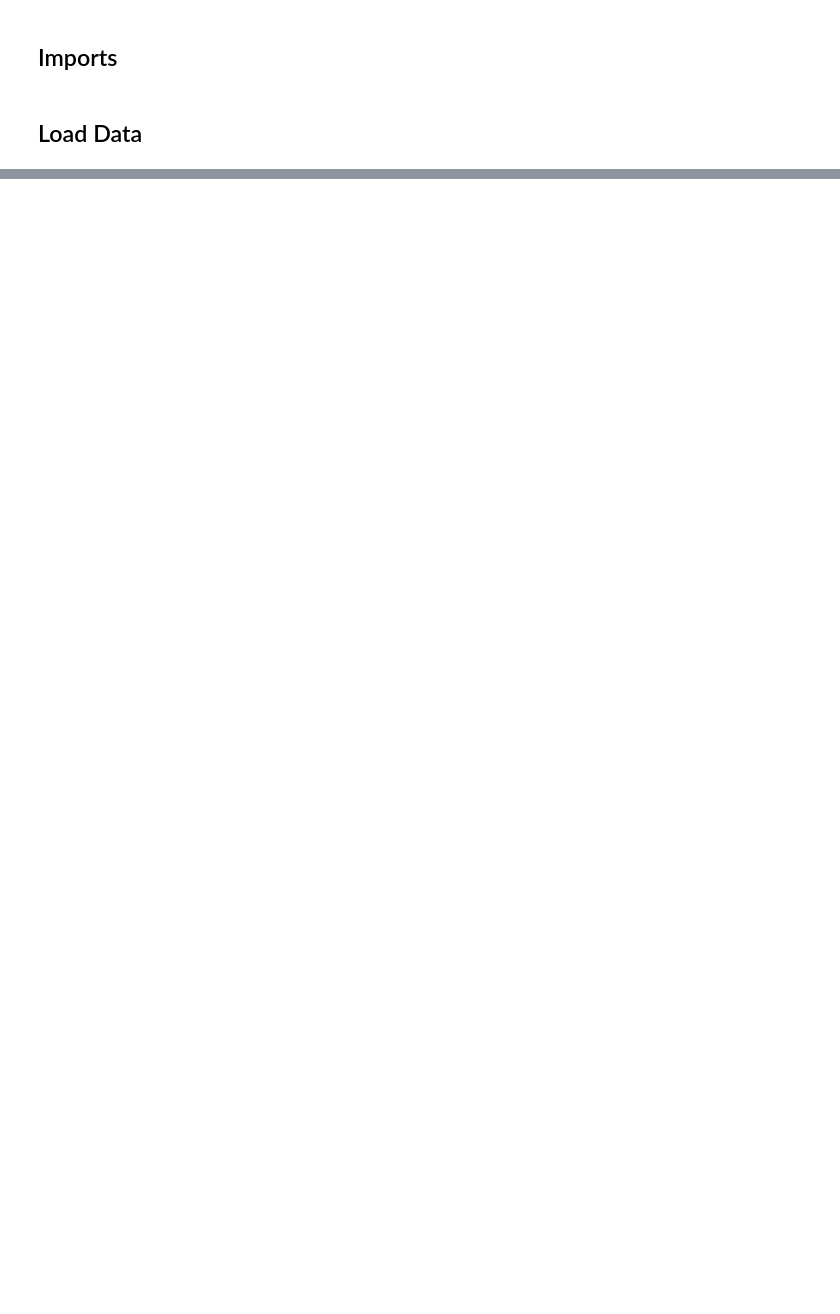
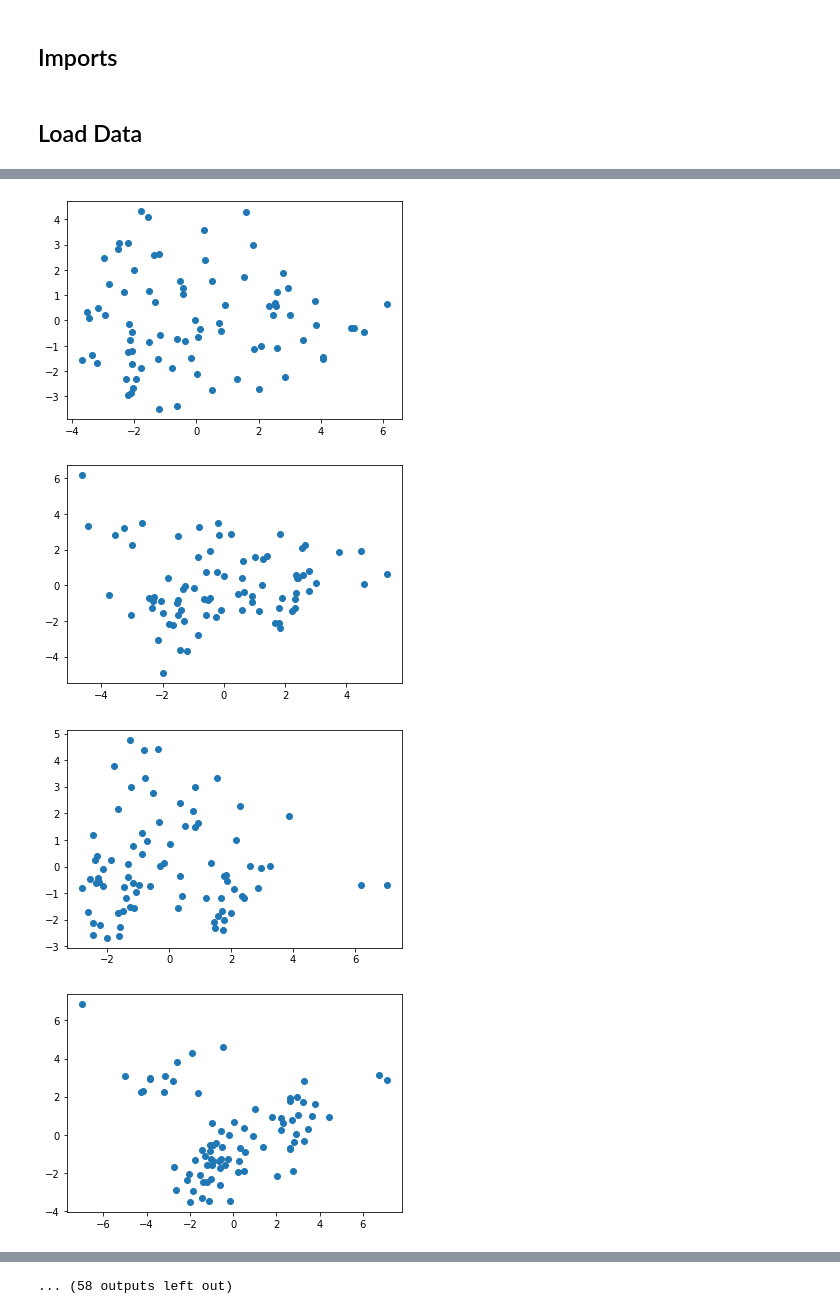
Before and after one commit to DanielLeski/Summer2022, a Jupyter notebook: scripts/notebook-3_revisted.ipynb, the cells around one changed output, grey strips where cells are left out. Drawn from its saved outputs; the diff is of its cells as text; code cells hidden in the pictures; blank space fills up the shorter version.

```diff
--- a/scripts/notebook-3_revisted.ipynb
+++ b/scripts/notebook-3_revisted.ipynb
@@ -108,0 +16,5 @@ ValueError: The truth value of an array with more than one element is ambiguous.
+# %%
+ag2l = load('/Users/krol/Inversion-Detection/Inversion Benchmark Files/ag1000g_2R_gambiae_full.npz')
+counts = ag2l['allele_counts']
+positions = ag2l['positions']
+mask = ag2l['mask']
@@ -108,0 +35,30 @@ ValueError: The truth value of an array with more than one element is ambiguous.
+# %%
+def window_(counts, position, mask, windowsize):
+    pos_and_cols = defaultdict(list)
+    positive = []
+    negative = []
+
+    #populates the sliding window
+    pos_labels = set()
+    for idx, p in enumerate(position):
+        win_idx = p // windowsize
+        pos_and_cols[win_idx].append(counts[:, idx])
+
+        # assume inverted if any position is inverted in window
+        if mask[idx] == 1.0:
+            pos_labels.add(win_idx)
+
+    print(list(pos_and_cols.keys()))
+
+
+    for win_idx, columns in pos_and_cols.items():
+        if win_idx in pos_labels:
+            positive.append(np.array(columns).T)
+        else:
+            negative.append(np.array(columns).T)
+
+    return positive, negative
+# %%
+pos, neg = window_(counts, positions, mask, 10000)
+
+print(len(pos), len(neg))
@@ -108,0 +100,12 @@ ValueError: The truth value of an array with more than one element is ambiguous.
+# %%
+pca = PCA(n_components=2)
+
+for window in pos[10:80]:
+    proj = pca.fit_transform(window)
+    plt.scatter(proj[:, 0], proj[:, 1])
+    plt.show()
+# %% [output]
+[figure, added]
+[figure, added]
+[figure, added]
+[figure, added]
@@ -108,0 +120 @@ ValueError: The truth value of an array with more than one element is ambiguous.
+... (58 outputs left out)
```
Also changed, not shown: parts of 43 cells of this notebook, 1 other file.
